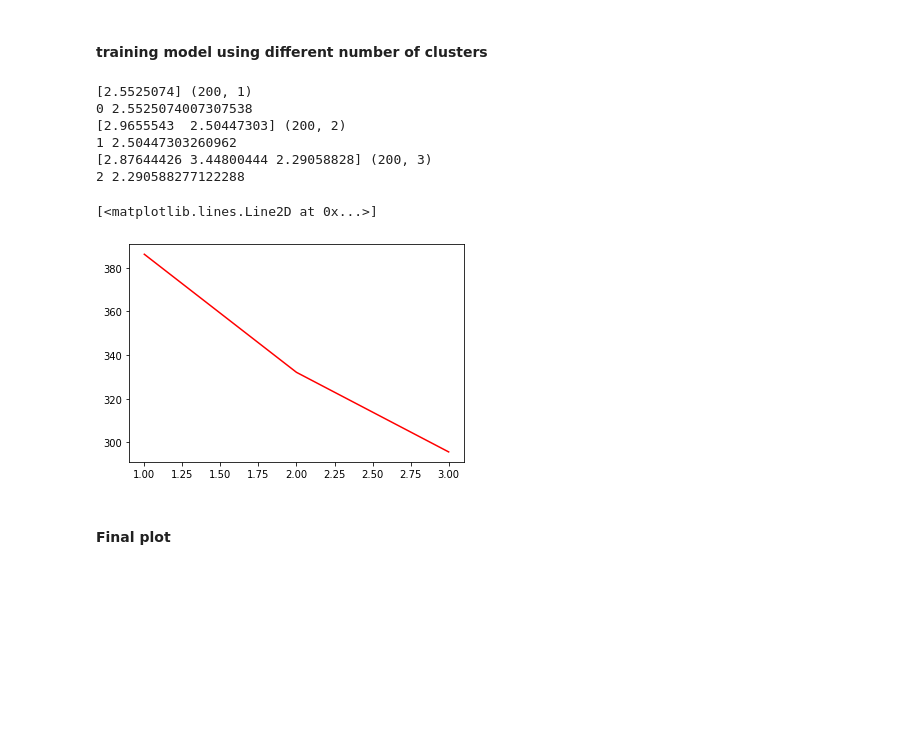
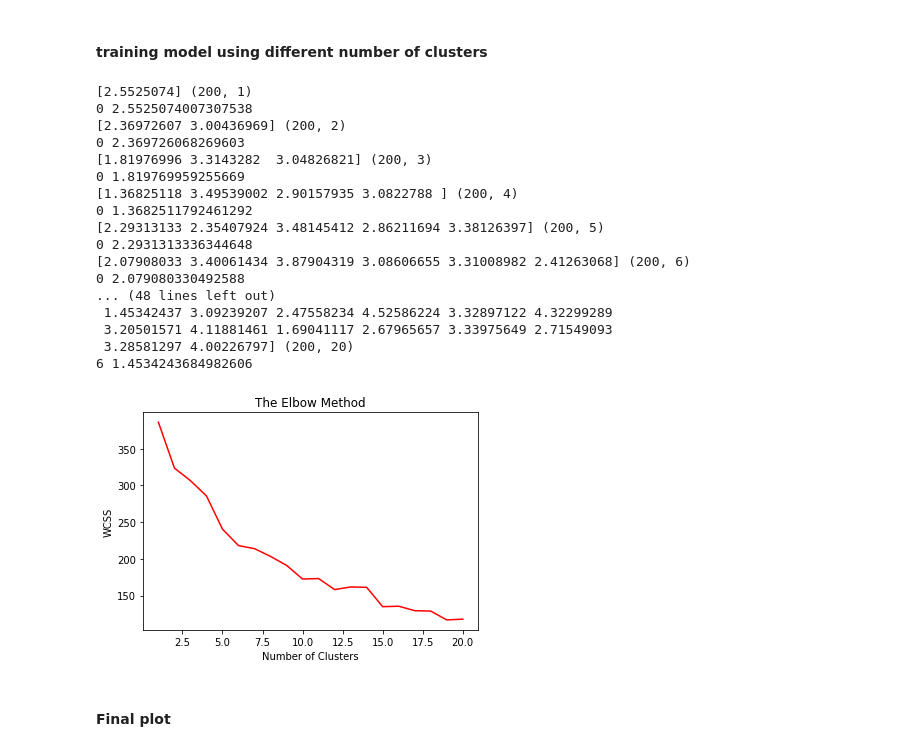
Before and after one commit to hadleyhzy34/machine_learning, a Jupyter notebook: K-means/k_means_from_scratch.ipynb, the cells around one changed output. Drawn from its saved outputs; the diff is of its cells as text; code cells hidden in the pictures; blank space fills up the shorter version.

```diff
--- a/K-means/k_means_from_scratch.ipynb
+++ b/K-means/k_means_from_scratch.ipynb
@@ -125,23 +125,37 @@ def wcss(X, centroids, cluster):
 # %%
 plt_k = []
 plt_y = []
 for k in range(3):
     centroids, cluster = kmeans_training(dataset, k+1, 100)
     wcss_error = wcss(dataset, centroids,cluster)
     # print(wcss_error)
     plt_k.append(k+1)
     plt_y.append(wcss_error)
 
+plt.title('The Elbow Method')
+plt.xlabel('Number of Clusters')
+plt.ylabel('WCSS')
 plt.plot(plt_k,plt_y,'r')
+plt.show()
 # %% [output]
 [2.5525074] (200, 1)
 0 2.5525074007307538
-[2.9655543  2.50447303] (200, 2)
-1 2.50447303260962
-[2.87644426 3.44800444 2.29058828] (200, 3)
-2 2.290588277122288
+[2.36972607 3.00436969] (200, 2)
+0 2.369726068269603
+[1.81976996 3.3143282  3.04826821] (200, 3)
+0 1.819769959255669
+[1.36825118 3.49539002 2.90157935 3.0822788 ] (200, 4)
+0 1.3682511792461292
+[2.29313133 2.35407924 3.48145412 2.86211694 3.38126397] (200, 5)
+0 2.2931313336344648
+[2.07908033 3.40061434 3.87904319 3.08606655 3.31008982 2.41263068] (200, 6)
+0 2.079080330492588
+... (48 lines left out)
+ 1.45342437 3.09239207 2.47558234 4.52586224 3.32897122 4.32299289
+ 3.20501571 4.11881461 1.69041117 2.67965657 3.33975649 2.71549093
+ 3.28581297 4.00226797] (200, 20)
+6 1.4534243684982606
-[<matplotlib.lines.Line2D at 0x...>]
-[figure, old version]
+[figure, new version]
 # %% [markdown]
 #### Final plot
 # %%
```
Also changed, not shown: parts of 3 cells of this notebook, 11 other files.
